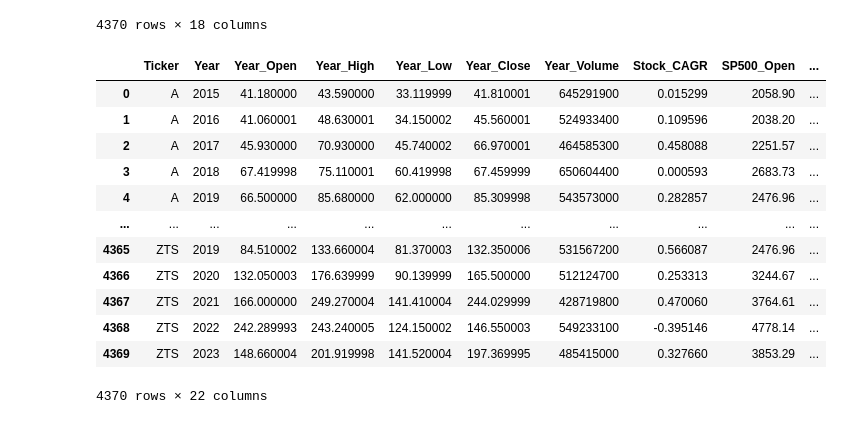
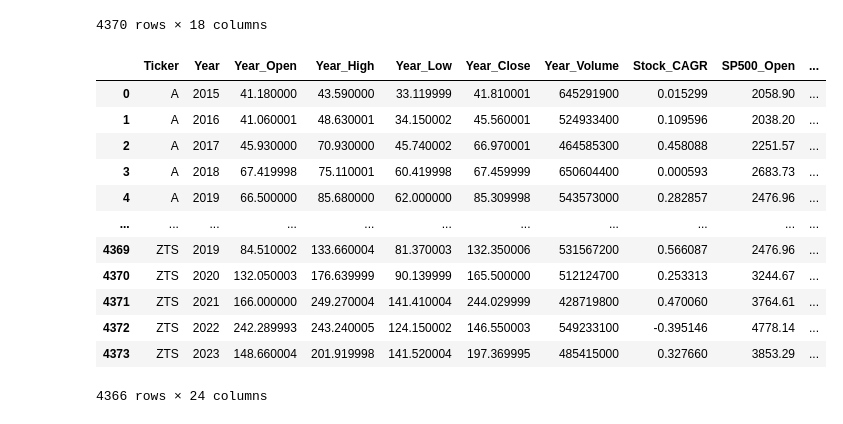
Before and after one commit to NicholasJWiid/StockSmart_ML, a Jupyter notebook: data_cleaning_&_prep.ipynb, the cells around one changed output. Saved outputs shown, nothing was run; the diff lists cells and outputs as text; code cells hidden in the pictures.

```diff
--- a/data_cleaning_&_prep.ipynb
+++ b/data_cleaning_&_prep.ipynb
@@ -108,0 +66,4 @@ company_df.to_csv("data/company_clean.csv", index=False)
+# %%
+bin_edges = [0, 5000000, 10000000, 15000000, 20000000, 25000000, 50000000, 300000000]
+company_df['Salary_Bucket'] = pd.cut(company_df['Salary'], bins=bin_edges)
+company_df
@@ -108,0 +96,3 @@ company_df.to_csv("data/company_clean.csv", index=False)
+# %%
+company_df = company_df.drop(columns=['Headquarters Location', 'GICS Sub-Industry',
+                                      'Date Added', 'Founded', 'CEO Name', 'Salary', 'Date'], axis=1)
@@ -109,18 +117,30 @@ company_df.to_csv("data/company_clean.csv", index=False)
+# %%
+# Create unique tickers list
+unique_tickers_df = pd.DataFrame(company_df['Ticker'].unique(), columns=["Ticker"])
 # %%
+# Extract SP 500 stock data for each ticker and available year from yfinance
 bad_tickers = []
+
+# Setup years and df
 years = [2015, 2016, 2017, 2018, 2019, 2020, 2021, 2022, 2023]
 yearly_stocks_df = pd.DataFrame(columns=['Ticker', 'Year', 'Year_Open', 'Year_High', 'Year_Low', 'Year_Close', 'Year_Volume'])
 good_years = 0
 
-for index,row in company_df.iterrows():
+# Loop through unique tickers
+for index,row in unique_tickers_df.iterrows():
     try:
+        # Extract monthly data
         ticker = row["Ticker"]
         print(f'Download complete for ticker {ticker}')
         stock_data = yf.download(ticker, start="2015-01-01", end="2024-01-01", interval="1mo")
+        # Save to a dataframe
         stock_df = pd.DataFrame(stock_data).reset_index()
 
+        # Loop through all years in dataframe
         for year in years:
+            #Extract the year
             year_stocks = stock_df.loc[stock_df['Date'].dt.year == year].reset_index(drop=True)
+            # If year exists calculate Year values and save to a dictionary
             if year_stocks.empty:
                 continue
             else:
@@ -132,6 +152,7 @@ for index,row in company_df.iterrows():
                             "Year_Close": [year_stocks["Close"].iloc[-1]],
                             "Year_Volume": [year_stocks["Volume"].sum()]
                    }
+                # Create a new dataframe from the dictionary and concatenate to master dataframe
                 new_year_df = pd.DataFrame(new_year)
                 good_years += 1
                 yearly_stocks_df = pd.concat([yearly_stocks_df, new_year_df], ignore_index=True)
@@ -328,19 +347,19 @@ stock_sp500_metrics_df
 | 4369 | ZTS | 2023 | 148.660004 | 201.919998 | 141.520004 | 197.369995 | 485415000 | 0.327660 | 3853.29 | ... |
 4370 rows × 18 columns
 # %%
-sp500_complete_df  = pd.merge(stock_sp500_metrics_df, company_df, on='Ticker', how='left')
+sp500_complete_df  = pd.merge(stock_sp500_metrics_df, company_df,  on=['Ticker', 'Year'], how='left').dropna()
 sp500_complete_df
 # %% [output]
 |  | Ticker | Year | Year_Open | Year_High | Year_Low | Year_Close | Year_Volume | Stock_CAGR | SP500_Open | ... |
 | 0 | A | 2015 | 41.180000 | 43.590000 | 33.119999 | 41.810001 | 645291900 | 0.015299 | 2058.90 | ... |
 | 1 | A | 2016 | 41.060001 | 48.630001 | 34.150002 | 45.560001 | 524933400 | 0.109596 | 2038.20 | ... |
 | 2 | A | 2017 | 45.930000 | 70.930000 | 45.740002 | 66.970001 | 464585300 | 0.458088 | 2251.57 | ... |
 | 3 | A | 2018 | 67.419998 | 75.110001 | 60.419998 | 67.459999 | 650604400 | 0.000593 | 2683.73 | ... |
 | 4 | A | 2019 | 66.500000 | 85.680000 | 62.000000 | 85.309998 | 543573000 | 0.282857 | 2476.96 | ... |
 | ... | ... | ... | ... | ... | ... | ... | ... | ... | ... | ... |
-| 4365 | ZTS | 2019 | 84.510002 | 133.660004 | 81.370003 | 132.350006 | 531567200 | 0.566087 | 2476.96 | ... |
-| 4366 | ZTS | 2020 | 132.050003 | 176.639999 | 90.139999 | 165.500000 | 512124700 | 0.253313 | 3244.67 | ... |
-| 4367 | ZTS | 2021 | 166.000000 | 249.270004 | 141.410004 | 244.029999 | 428719800 | 0.470060 | 3764.61 | ... |
-| 4368 | ZTS | 2022 | 242.289993 | 243.240005 | 124.150002 | 146.550003 | 549233100 | -0.395146 | 4778.14 | ... |
-| 4369 | ZTS | 2023 | 148.660004 | 201.919998 | 141.520004 | 197.369995 | 485415000 | 0.327660 | 3853.29 | ... |
+| 4369 | ZTS | 2019 | 84.510002 | 133.660004 | 81.370003 | 132.350006 | 531567200 | 0.566087 | 2476.96 | ... |
+| 4370 | ZTS | 2020 | 132.050003 | 176.639999 | 90.139999 | 165.500000 | 512124700 | 0.253313 | 3244.67 | ... |
+| 4371 | ZTS | 2021 | 166.000000 | 249.270004 | 141.410004 | 244.029999 | 428719800 | 0.470060 | 3764.61 | ... |
+| 4372 | ZTS | 2022 | 242.289993 | 243.240005 | 124.150002 | 146.550003 | 549233100 | -0.395146 | 4778.14 | ... |
+| 4373 | ZTS | 2023 | 148.660004 | 201.919998 | 141.520004 | 197.369995 | 485415000 | 0.327660 | 3853.29 | ... |
-4370 rows × 22 columns
+4366 rows × 24 columns
```
Also changed, not shown: parts of 30 cells of this notebook, 8 other files.
